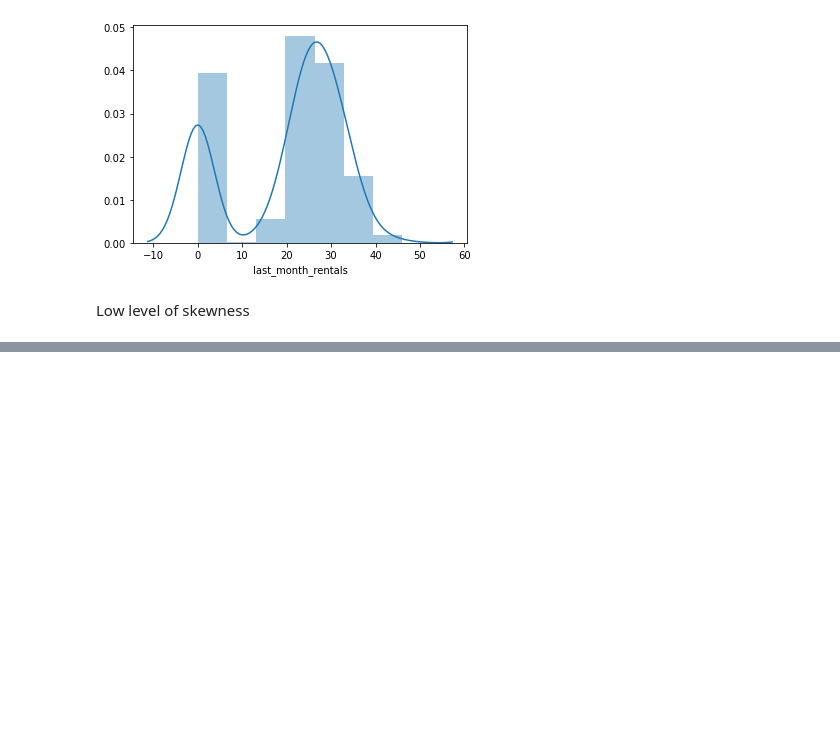
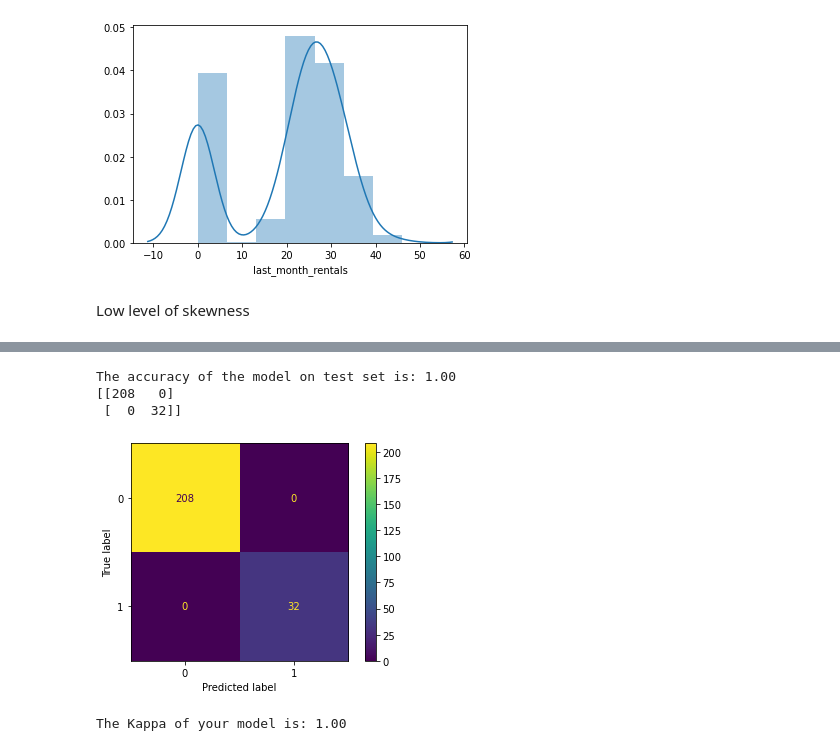
Before and after one commit to sogunmola/lab-sql-9, a Jupyter notebook: Unit 2 Lab 9.ipynb, the cells around one changed output, grey strips where cells are left out. Saved outputs shown, nothing was run; the diff lists cells and outputs as text; code cells hidden in the pictures; blank space fills up the shorter version.

```diff
--- a/Unit 2 Lab 9.ipynb
+++ b/Unit 2 Lab 9.ipynb
@@ -321,8 +319,7 @@ Frequency analysis of column:  current_month_active
 # %%
 # Dummifying categorical columns
 cat = finaldf.select_dtypes(include = np.object)
-cat = cat.drop(['city'], axis=1)
-categorical = pd.get_dummies(cat, columns=['category_name', 'current_month_active'],drop_first=True)
+categorical = pd.get_dummies(cat, columns=['category_name'],drop_first=True)
 categorical.head()
 # %% [output]
 |  | customer_id | category_name_Animation | category_name_Children | category_name_Classics | category_name_Comedy | ... |
@@ -384,0 +382,20 @@ ValueError: Unknown label type: 'unknown'
+# %%
+from sklearn.metrics import accuracy_score
+
+predictions = classification.predict(X_test)
+# %%
+from sklearn.metrics import confusion_matrix
+from sklearn.metrics import plot_confusion_matrix
+from sklearn.metrics import cohen_kappa_score
+
+print("The accuracy of the model on test set is: %4.2f " % accuracy_score(y_test, predictions))
+print(confusion_matrix(y_test, predictions))
+plot_confusion_matrix(classification, X_test, y_test)
+plt.show()  # doctest: +SKIP
+print("The Kappa of your model is: %4.2f" % (cohen_kappa_score(y_test, predictions)))
+# %% [output]
+The accuracy of the model on test set is: 1.00
+[[208   0]
+ [  0  32]]
+[figure, added]
+The Kappa of your model is: 1.00
```
Also changed, not shown: parts of 11 cells of this notebook.
